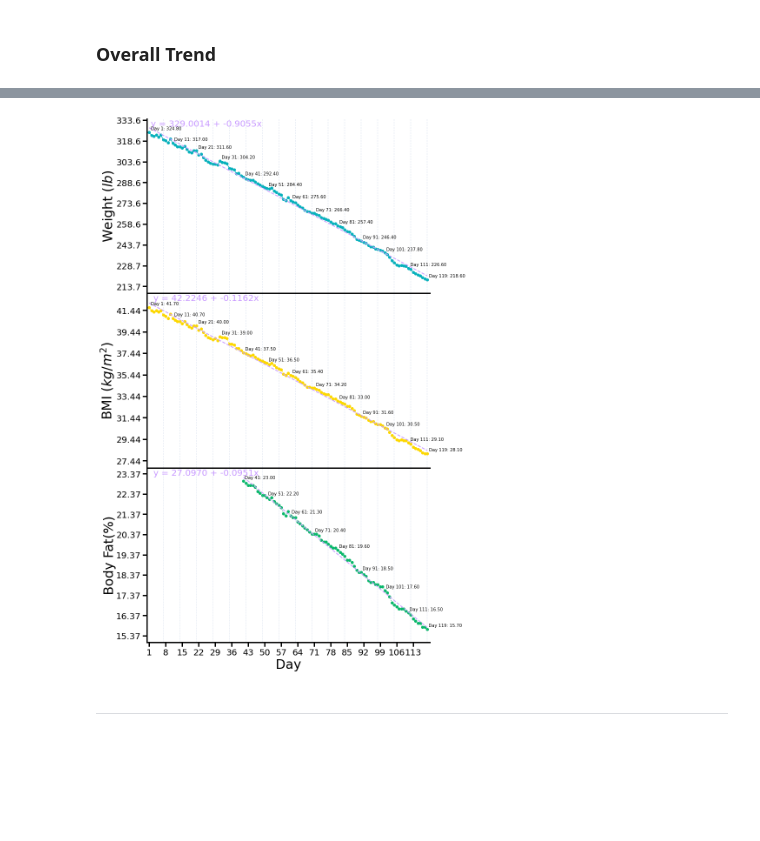
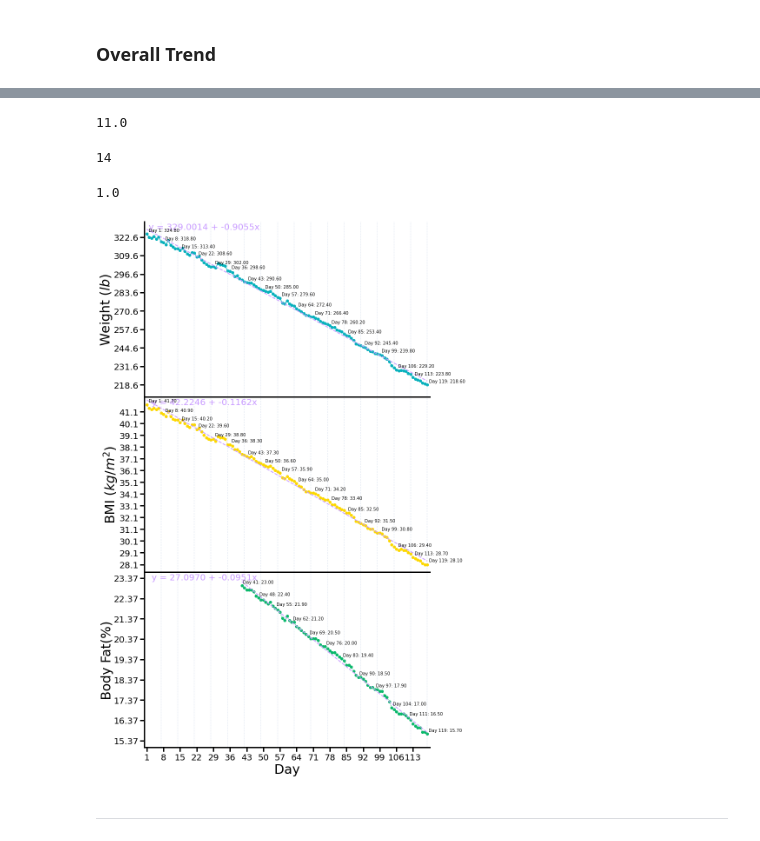
Before and after one commit to aodongliu/WeightLossProgress2022, a Jupyter notebook: DataProcessAndPlot.ipynb, the cells around one changed output, grey strips where cells are left out. Saved outputs shown, nothing was run; the diff lists cells and outputs as text; code cells hidden in the pictures; blank space fills up the shorter version.

```diff
--- a/DataProcessAndPlot.ipynb
+++ b/DataProcessAndPlot.ipynb
@@ -34,7 +34,7 @@ def labelPoints(interval, x, y, axess):
     b = y.max() - y.min()
 
     # distance between last interval multiple and last data point
-    distToLastPoint = 3
+    distToLastPoint = interval//2+1
 
     # plot points for interval multiples
     for i in range(a - distToLastPoint +1):
@@ -119,8 +119,9 @@ bodyFatData =  np.array([float(i) for i in df['Body Fat(%)'][40:]])
 visceralFatData =  np.array([float(i) for i in df['Visceral Fat'][40:]])
 
 # Set y-tick spacing
-weight_interval = 15
-BMI_interval = 2
+num_ticks = 9
+weight_interval = ( df['Weight(lb)'].max() - df['Weight(lb)'].min() ) // (num_ticks-1)
+BMI_interval = ( df['BMI'].max() - df['BMI'].min() ) // (num_ticks-1)
 bodyFact_interval = 1
 
 # Whether to show best line fit equation on the graph
@@ -128,24 +129,37 @@ displayEqn = True
 
 # Whether to label datapoints every user-defined interval
 labelProgress = True
+if(labelProgress): labelInterval = 7
+# %%
+( df['Weight(lb)'].max() - df['Weight(lb)'].min()) // 9
+# %% [output]
+11.0
+# %%
+math.ceil( df['BMI'].max() - df['BMI'].min() )
+# %% [output]
+14
+# %%
+( df['BMI'].max() - df['BMI'].min() ) // (num_ticks-1)
+# %% [output]
+1.0
 # %%
 fig, ax = plt.subplots(3, 1,figsize =(12, 18), sharex=True, sharey='row', gridspec_kw={'hspace': 0},tight_layout=True)
 
 
 ax[0].plot(df['Day'], df['Weight(lb)'], marker='o', linestyle = '-', color ='#07b1bc',  label ='Weight')
 ax[0].set_ylim(df['Weight(lb)'].min()-0.66*weight_interval,df['Weight(lb)'].max()+0.66*weight_interval)
-ax[0].set_yticks(np.arange(df['Weight(lb)'].min()-0.33*weight_interval,df['Weight(lb)'].max()+0.66*weight_interval,weight_interval))
+ax[0].set_yticks(np.arange(df['Weight(lb)'].min(),df['Weight(lb)'].max(),weight_interval))
 ax[0].set_ylabel('Weight ($lb$)',fontsize=30,labelpad = 0.4)
 getBestLineFit(df['Day'], df['Weight(lb)'], ax[0], displayEqn)
-if (labelProgress): labelPoints(10, np.array(list(df['Day'])),np.array(list(df['Weight(lb)'])), ax[0])
+if (labelProgress): labelPoints(labelInterval, np.array(list(df['Day'])),np.array(list(df['Weight(lb)'])), ax[0])
 
 
 ax[1].plot(df['Day'], df['BMI'], marker='o', linestyle = ':', color ='#fdd800')
 ax[1].set_ylim(df['BMI'].min()-0.66*BMI_interval,df['BMI'].max()+0.66*BMI_interval)
-ax[1].set_yticks(np.arange(df['BMI'].min()-0.33*BMI_interval,df['BMI'].max()+0.66*BMI_interval,BMI_interval))
+ax[1].set_yticks(np.arange(df['BMI'].min(),df['BMI'].max(),BMI_interval))
 ax[1].set_ylabel('BMI ($kg/m^2$)',fontsize=30,labelpad = 0.4)
 getBestLineFit(df['Day'], df['BMI'], ax[1], displayEqn)
-if (labelProgress): labelPoints(10, np.array(list(df['Day'])),np.array(list(df['BMI'])), ax[1])
+if (labelProgress): labelPoints(labelInterval, np.array(list(df['Day'])),np.array(list(df['BMI'])), ax[1])
 
 
 ax[2].plot(daysAfter40, bodyFatData, marker='o', linestyle = ':', color ='#0ab86b')
@@ -153,37 +167,37 @@ ax[2].set_ylim(bodyFatData.min()-0.66*bodyFact_interval, bodyFatData.max()+0.66*
 ax[2].set_yticks(np.arange(bodyFatData.min()-0.33*bodyFact_interval,bodyFatData.max()+0.66*bodyFact_interval,bodyFact_interval))
 ax[2].set_ylabel('Body Fat(%)',fontsize=30,labelpad = 0.4)
 getBestLineFit(daysAfter40, bodyFatData, ax[2], displayEqn)
-if (labelProgress): labelPoints(10, np.array(list(daysAfter40)), np.array(list(bodyFatData)), ax[2])
+if (labelProgress): labelPoints(labelInterval, np.array(list(daysAfter40)), np.array(list(bodyFatData)), ax[2])
 
 
 ax[2].tick_params(axis='x', labelsize=20)
 ax[2].set_xlim(0,df['Day'].max()+1)
 ax[2].set_xticks(np.arange(1, df['Day'].max()+1,7))
 
 
 ax[0].spines['top'].set_visible(False)
 ax[1].spines["top"].set_linewidth(3)
 ax[2].spines["top"].set_linewidth(3)
 
 for i in range(3):
     ax[i].spines["left"].set_linewidth(3)
     ax[i].spines['right'].set_visible(False)
     ax[i].spines["bottom"].set_linewidth(3)
 
     ax[i].tick_params(axis='y', labelsize=20)
 
     ax[i].tick_params(direction='out', axis ='y', which ='both', length=10, width=3)
     ax[i].tick_params(direction='out', axis ='x', which ='both', length=10, width=3)
 
     # Add vertical lines in between each week to help visualize progress
     for j in np.arange(0, df['Day'].max()+1,7):
         ax[i].axvline(x=j,linewidth=0.4, color='#a7b9d7', linestyle=(0, (10, 5)))
 
 plt.xlabel("Day",fontsize=30)
 plt.savefig('/Users/aodongliu/Random/weightloss/plots/11072022.pdf',dpi=3600,bbox_inches="tight")
 plt.show()
 # %% [output]
-[figure, old version]
+[figure, new version]
 # %% [markdown]
 ***
 # %% [markdown]
```
Also changed, not shown: parts of 6 cells of this notebook, 3 other files.
